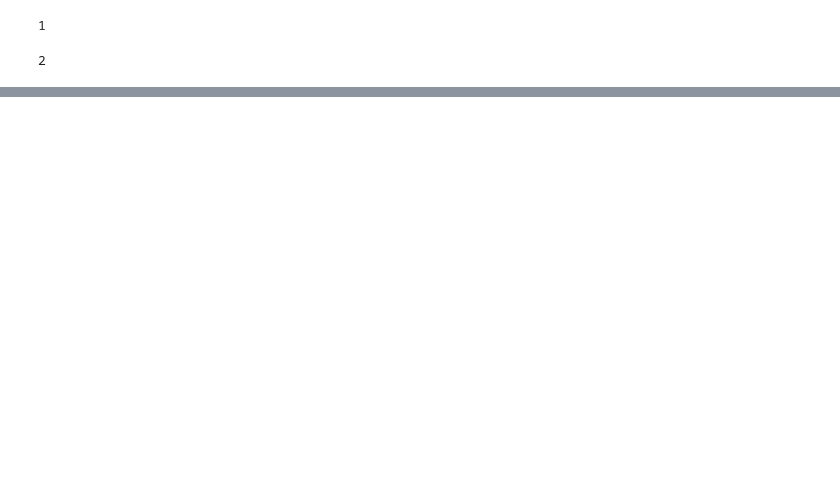
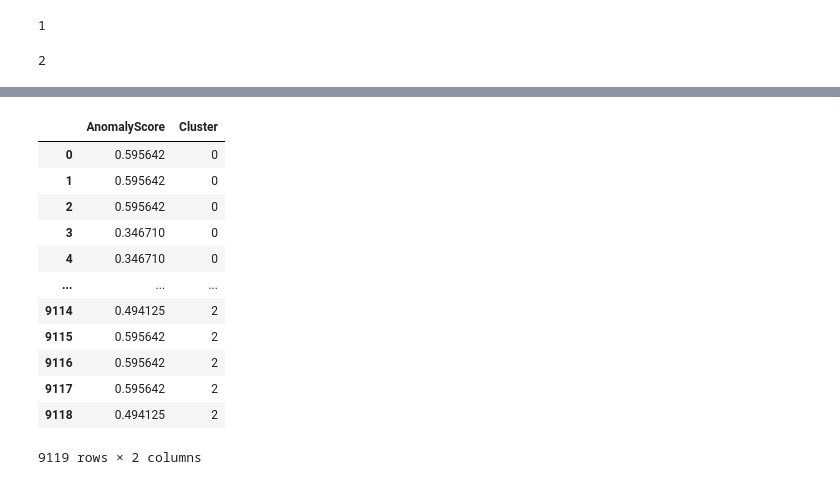
Before and after one commit to CyberStefNef/World_Temperature_Analysis, a Jupyter notebook: analyses.ipynb, the cells around one changed output, grey strips where cells are left out. Drawn from its saved outputs; the diff is of its cells as text; code cells hidden in the pictures; blank space fills up the shorter version.

```diff
--- a/analyses.ipynb
+++ b/analyses.ipynb
@@ -497,0 +500,17 @@ for cluster in unique_clusters:
+# %%
+
+
+scores = []
+for i,j in df_clusters:
+    data = j.copy()
+    #print(data)
+    iforest = IsolationForest(10,10)
+    iforest.forest(data.AverageTemperature.values.reshape(-1,1))
+    # #print(data.AverageTemperature.values.reshape(-1,1))
+    anamoly_score = iforest.isolation_forest_anomaly_score(data.AverageTemperature.values.reshape(-1,1),iforest.trees[1])
+    anamoly_score = anamoly_score.reshape(-1,1)
+    scores.append(anamoly_score)
+    #temp_df = pd.DataFrame(data=anamoly_score, columns =["Anamoly_score"])
+    # scores["anomaly_score"] = anamoly_score
+    # scores["Cluster"]= j["Cluster"]
+    # scores = pd.concat()
@@ -497,0 +537,34 @@ for cluster in unique_clusters:
+# %%
+# Create an empty DataFrame to store the anomaly scores
+anomaly_scores_df = pd.DataFrame()
+
+for i, scores_array in enumerate(scores):
+    # Create a DataFrame from the anomaly scores array
+    scores_df = pd.DataFrame(data=scores_array, columns=["AnomalyScore"])
+
+    # Add the cluster index to the DataFrame
+    scores_df["Cluster"] = i  # Use the index of the cluster as a proxy for the cluster index
+
+    # Concatenate the DataFrame with the overall anomaly scores DataFrame
+    anomaly_scores_df = pd.concat([anomaly_scores_df, scores_df], ignore_index=True)
+
+anomaly_scores_df
+# # Merge the anomaly scores DataFrame with the original clusters DataFrame
+# df_clusters_with_scores = df_clusters.merge(anomaly_scores_df, on="Cluster")
+
+# # Display the resulting DataFrame
+# print(df_clusters_with_scores)
+# %% [output]
+|  | AnomalyScore | Cluster |
+| 0 | 0.595642 | 0 |
+| 1 | 0.595642 | 0 |
+| 2 | 0.595642 | 0 |
+| 3 | 0.346710 | 0 |
+| 4 | 0.346710 | 0 |
+| ... | ... | ... |
+| 9114 | 0.494125 | 2 |
+| 9115 | 0.595642 | 2 |
+| 9116 | 0.595642 | 2 |
+| 9117 | 0.595642 | 2 |
+| 9118 | 0.494125 | 2 |
+9119 rows × 2 columns
```
Also changed, not shown: parts of 8 cells of this notebook.
